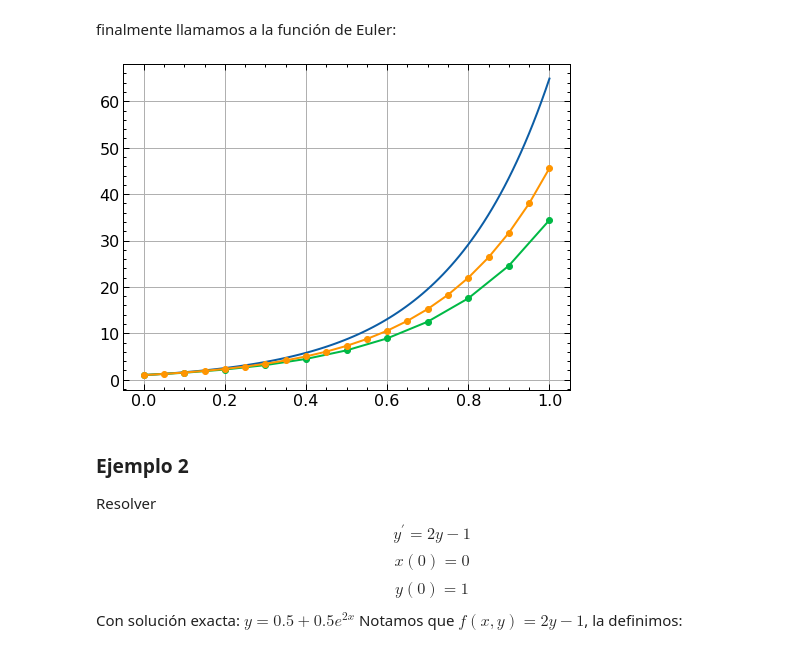
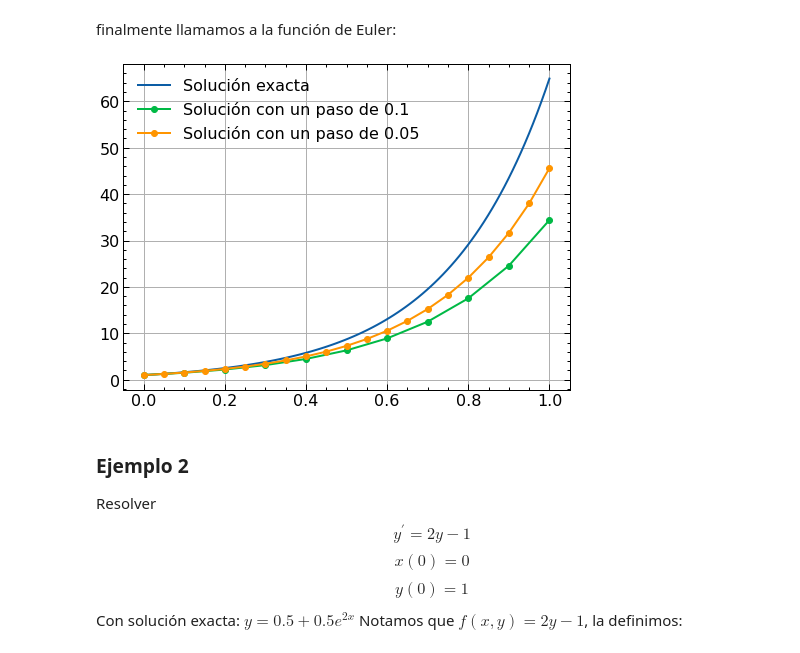
Before and after one commit to JherMik7/euler_Y_Euler_Mejorado, a Jupyter notebook: euler_y_euler_mejorado.ipynb, the cells around one changed output. Saved outputs shown, nothing was run; the diff lists cells and outputs as text; code cells hidden in the pictures.

```diff
--- a/euler_y_euler_mejorado.ipynb
+++ b/euler_y_euler_mejorado.ipynb
@@ -42,16 +42,18 @@ finalmente llamamos a la función de Euler:
 # %%
 # Como la función de Euler retorna una lista de valores de x e y, asignamos dichas listas a las variables x e y
 x = np.linspace(0,1,100) # Creamos una lista de valores de x
 y = x*1/4-3/16+19/16*np.exp(4*x) # Calculamos la lista de valores de y
-plt.plot(x,y) # Graficamos la lista de valores de x e y
+plt.plot(x,y, label = 'Solución exacta') # Graficamos la lista de valores de x e y
 x1, y1 = euler(funcion1, 0, 1, 0.1, 1)
 # Graficamos los valores de x e y
-plt.plot(x1, y1, 'o-')
+plt.plot(x1, y1, 'o-', label = 'Solución con un paso de 0.1')
+# Para un paso de 0.05 se obtiene:
 x2, y2 = euler(funcion1, 0, 1, 0.05, 1)
-plt.plot(x2, y2, 'o-')
+plt.plot(x2, y2, 'o-', label = 'Solución con un paso de 0.05')
+plt.legend()
 plt.grid()
 # %% [output]
-[figure, old version]
+[figure, new version]
 # %% [markdown]
 ### Ejemplo 2
 Resolver $$y^{\prime} =2y-1$$
```
